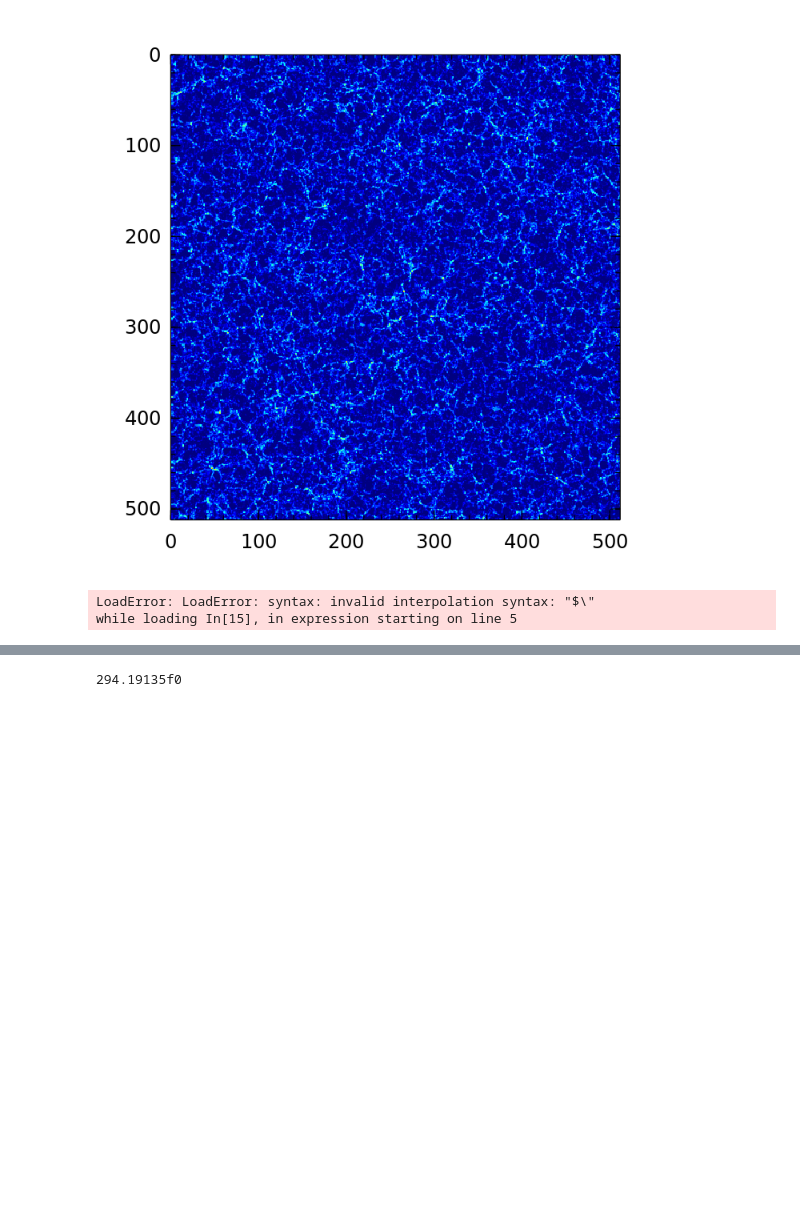
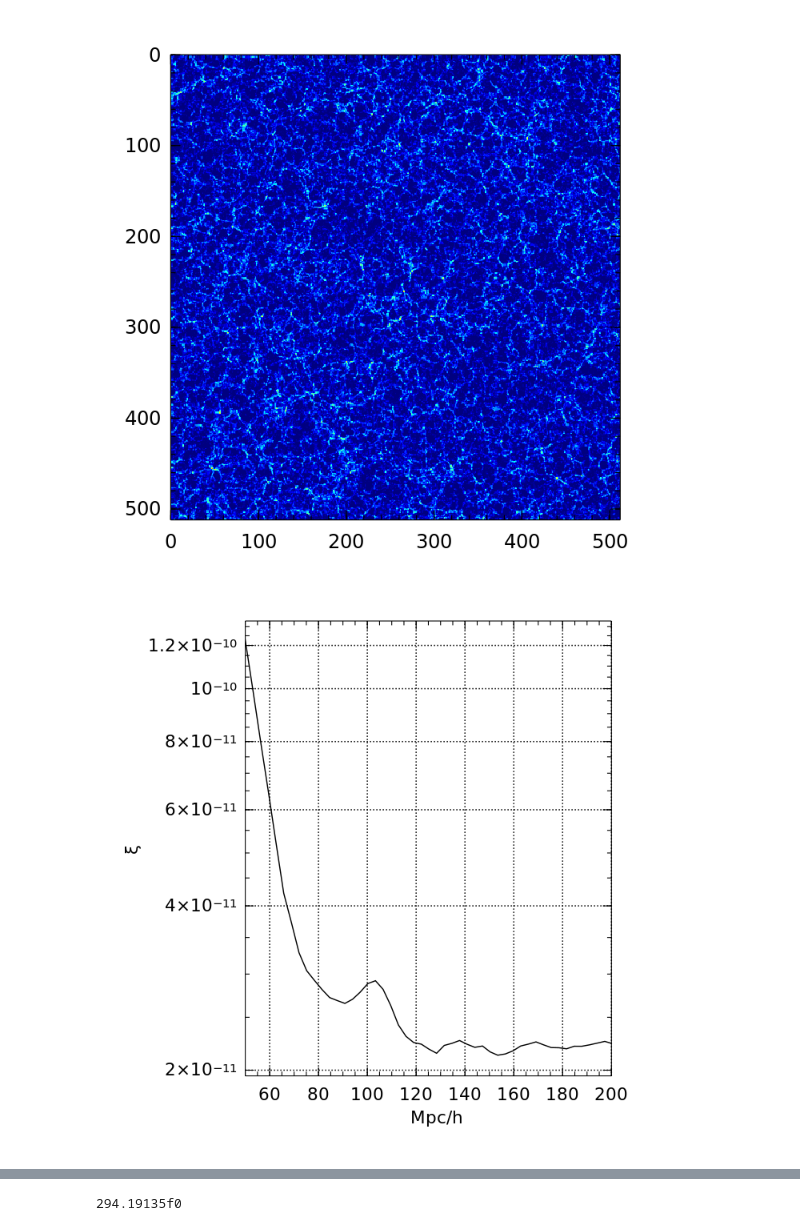
Before and after one commit to skariel/VELREC_T3, a Jupyter notebook: TEST_2LPT.ipynb, the cells around one changed output, grey strips where cells are left out. Saved outputs shown, nothing was run; the diff lists cells and outputs as text; code cells hidden in the pictures; blank space fills up the shorter version.

```diff
--- a/TEST_2LPT.ipynb
+++ b/TEST_2LPT.ipynb
@@ -41,9 +41,8 @@ corr = get_correlation(rho);
 # %%
 semilogy(xl/1000, corr/512^3)
 xlim(50,200)
 grid(true)
 xlabel("Mpc/h")
-ylabel("$\xi$corr")
+ylabel("\\xi")
 # %% [output]
-LoadError: LoadError: syntax: invalid interpolation syntax: "$\"
-while loading In[15], in expression starting on line 5
+[figure, added]
```
Also changed, not shown: parts of 9 cells of this notebook, 1 other file.
